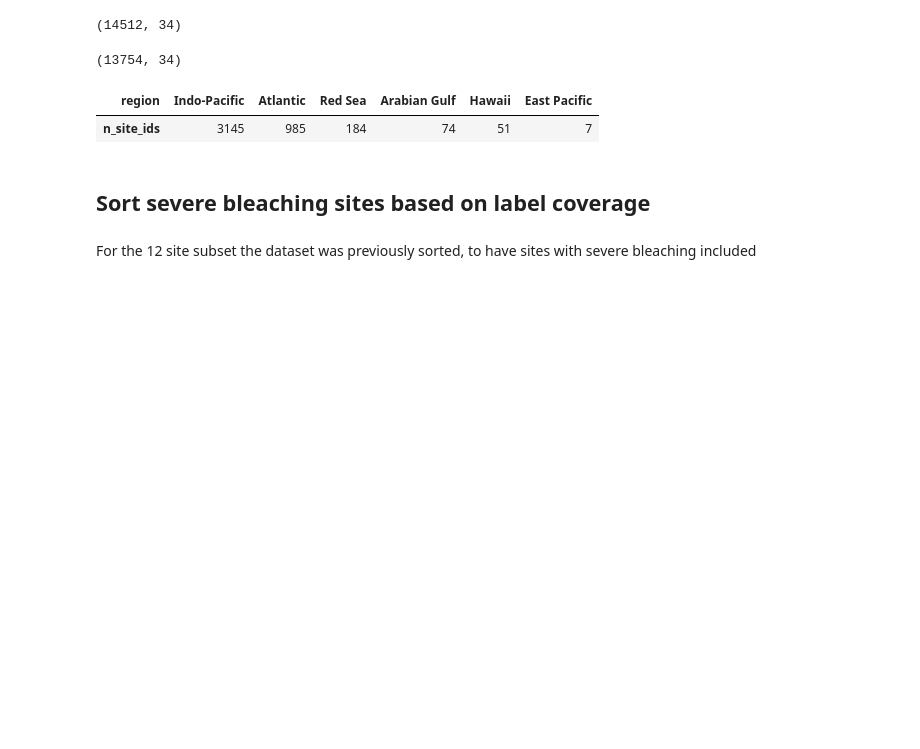
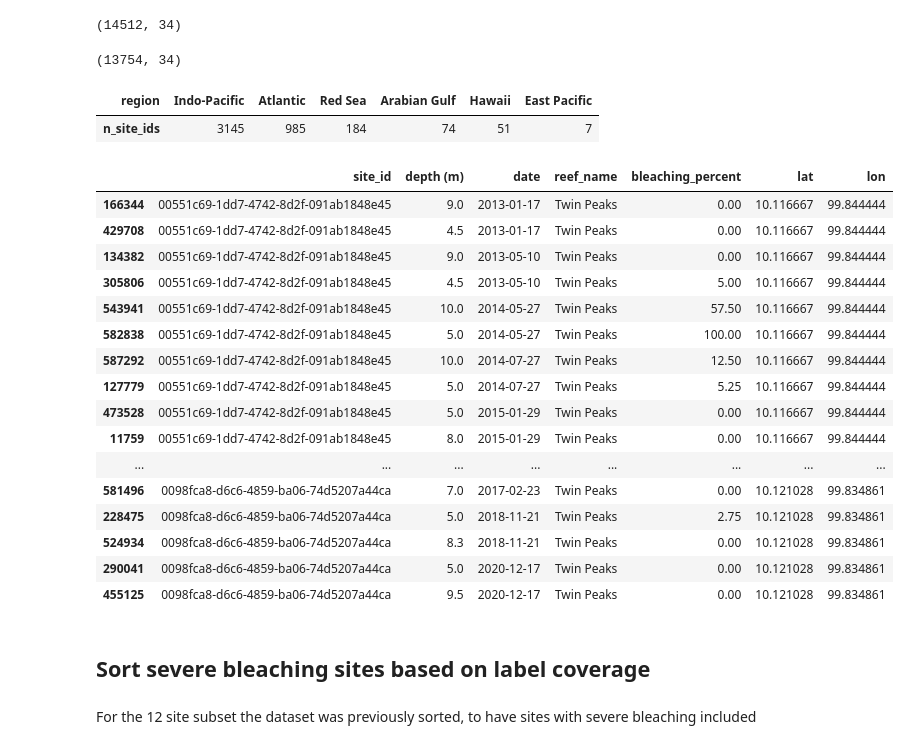
Before and after one commit to Leon1799/Research-Practice, a Jupyter notebook: Scripts/Labels/siteselection and data viz.ipynb, the cells around one changed output. Cells and saved outputs as stored; diff of their text form; code cells hidden in the pictures; blank space fills up the shorter version.

```diff
--- a/Scripts/Labels/siteselection and data viz.ipynb
+++ b/Scripts/Labels/siteselection and data viz.ipynb
@@ -83,6 +83,40 @@ site_id_counts_per_region
 # %% [output]
 | region | Indo-Pacific | Atlantic | Red Sea | Arabian Gulf | Hawaii | East Pacific |
 | n_site_ids | 3145 | 985 | 184 | 74 | 51 | 7 |
+# %%
+# check reef depth variation
+shallow_reefs = (
+    pop.loc[
+        pop["depth (m)"] < 15,
+        ["site_id", "depth (m)", "date", "reef_name", "bleaching_percent", "lat", "lon"],
+    ]
+    .sort_values("site_id")
+)
+
+site_observation_counts = shallow_reefs.groupby("site_id").size()
+sites_with_enough_observations = site_observation_counts[site_observation_counts >= 4].index
+
+shallow_reefs = shallow_reefs[shallow_reefs["site_id"].isin(sites_with_enough_observations)].copy()
+shallow_reefs = shallow_reefs.sort_values(["site_id", "date"])
+shallow_reefs.head(20)
+# %% [output]
+|  | site_id | depth (m) | date | reef_name | bleaching_percent | lat | lon |
+| 166344 | 00551c69-1dd7-4742-8d2f-091ab1848e45 | 9.0 | 2013-01-17 | Twin Peaks | 0.00 | 10.116667 | 99.844444 |
+| 429708 | 00551c69-1dd7-4742-8d2f-091ab1848e45 | 4.5 | 2013-01-17 | Twin Peaks | 0.00 | 10.116667 | 99.844444 |
+| 134382 | 00551c69-1dd7-4742-8d2f-091ab1848e45 | 9.0 | 2013-05-10 | Twin Peaks | 0.00 | 10.116667 | 99.844444 |
+| 305806 | 00551c69-1dd7-4742-8d2f-091ab1848e45 | 4.5 | 2013-05-10 | Twin Peaks | 5.00 | 10.116667 | 99.844444 |
+| 543941 | 00551c69-1dd7-4742-8d2f-091ab1848e45 | 10.0 | 2014-05-27 | Twin Peaks | 57.50 | 10.116667 | 99.844444 |
+| 582838 | 00551c69-1dd7-4742-8d2f-091ab1848e45 | 5.0 | 2014-05-27 | Twin Peaks | 100.00 | 10.116667 | 99.844444 |
+| 587292 | 00551c69-1dd7-4742-8d2f-091ab1848e45 | 10.0 | 2014-07-27 | Twin Peaks | 12.50 | 10.116667 | 99.844444 |
+| 127779 | 00551c69-1dd7-4742-8d2f-091ab1848e45 | 5.0 | 2014-07-27 | Twin Peaks | 5.25 | 10.116667 | 99.844444 |
+| 473528 | 00551c69-1dd7-4742-8d2f-091ab1848e45 | 5.0 | 2015-01-29 | Twin Peaks | 0.00 | 10.116667 | 99.844444 |
+| 11759 | 00551c69-1dd7-4742-8d2f-091ab1848e45 | 8.0 | 2015-01-29 | Twin Peaks | 0.00 | 10.116667 | 99.844444 |
+| ... | ... | ... | ... | ... | ... | ... | ... |
+| 581496 | 0098fca8-d6c6-4859-ba06-74d5207a44ca | 7.0 | 2017-02-23 | Twin Peaks | 0.00 | 10.121028 | 99.834861 |
+| 228475 | 0098fca8-d6c6-4859-ba06-74d5207a44ca | 5.0 | 2018-11-21 | Twin Peaks | 2.75 | 10.121028 | 99.834861 |
+| 524934 | 0098fca8-d6c6-4859-ba06-74d5207a44ca | 8.3 | 2018-11-21 | Twin Peaks | 0.00 | 10.121028 | 99.834861 |
+| 290041 | 0098fca8-d6c6-4859-ba06-74d5207a44ca | 5.0 | 2020-12-17 | Twin Peaks | 0.00 | 10.121028 | 99.834861 |
+| 455125 | 0098fca8-d6c6-4859-ba06-74d5207a44ca | 9.5 | 2020-12-17 | Twin Peaks | 0.00 | 10.121028 | 99.834861 |
 # %% [markdown]
 ## Sort severe bleaching sites based on label coverage
 # %% [markdown]
```
Also changed, not shown: 1 other file.
